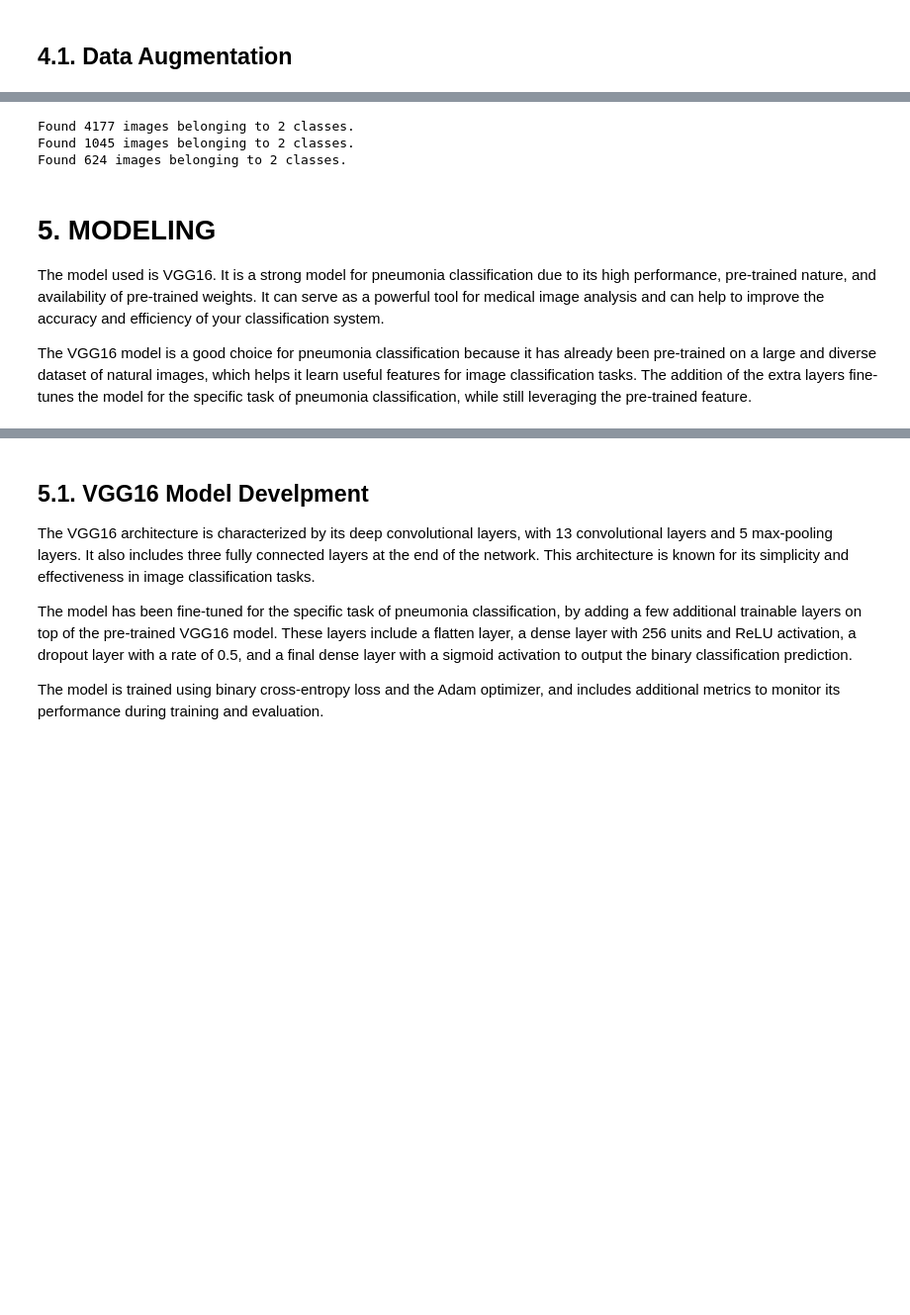
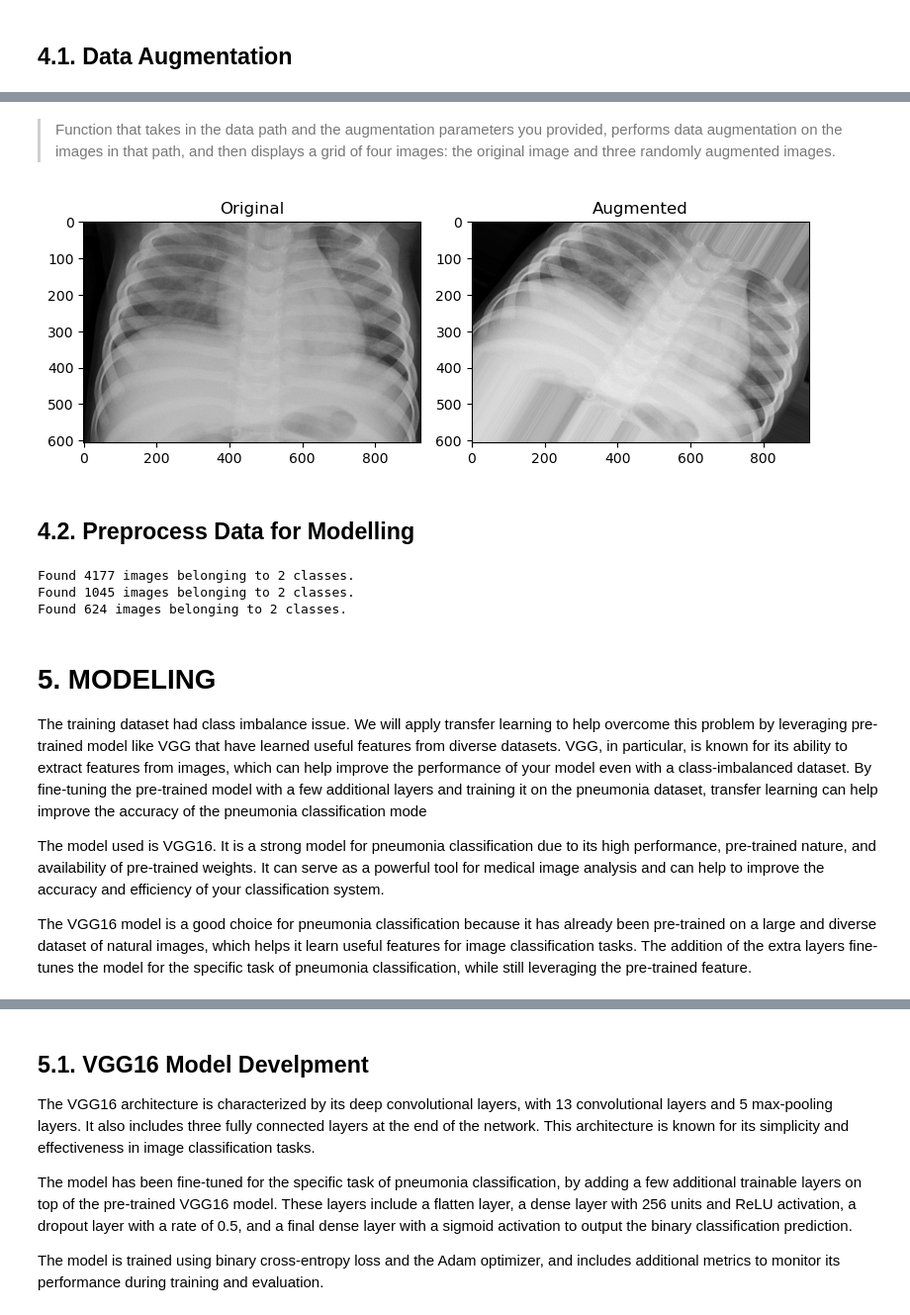
Before and after one commit to BrianKip035/-Image-Classification-with-Deep-Learning, a Jupyter notebook: notebook.ipynb, the cells around one changed output, grey strips where cells are left out. Shown at 99% size. Cells and saved outputs as stored; diff of their text form; code cells hidden in the pictures; blank space fills up the shorter version.

```diff
--- a/notebook.ipynb
+++ b/notebook.ipynb
@@ -157,3 +166,48 @@ plt.show()
+# %% [markdown]
+>Function that takes in the data path and the augmentation parameters you provided, performs data augmentation on the images in that path, and then displays a grid of four images: the original image and three randomly augmented images.
+# %%
+# Define function
+def display_augmented_images(data, augmentation_params):
+    # Define image generator with augmentation parameters
+    datagen = ImageDataGenerator(**augmentation_params)
+
+    # Apply augmentation to the data
+    augmented_data = datagen.flow(data, batch_size=len(data), shuffle=False).next()
+
+    # Normalize pixel values to the range [0, 1]
+    data = data.astype('float32') / 255.0
+    augmented_data = augmented_data.astype('float32') / 255.0
+
+    # Display the original and augmented images in a grid
+    fig, axs = plt.subplots(1, 2, figsize=(8, 4))
+    axs[0].imshow(data[0])
+    axs[0].set_title('Original')
+    axs[1].imshow(augmented_data[0])
+    axs[1].set_title('Augmented')
+
+    plt.tight_layout()
+
+    # Show images
+    plt.show()
+
+# Call Function
+data = np.array([plt.imread(os.path.join(pneu_train_path, f)) for f in os.listdir(pneu_train_path)[:1]])
+augmentation_params = {
+    'rotation_range': 30,
+    'width_shift_range': 0.2,
+    'height_shift_range': 0.2,
+    'shear_range': 0.2,
+    'zoom_range': 0.2,
+    'horizontal_flip': True,
+    'vertical_flip': True,
+    'brightness_range': (0.8, 1.2)
+}
+
+display_augmented_images(data, augmentation_params)
+# %% [output]
+[figure, added]
+# %% [markdown]
+## 4.2. Preprocess Data for Modelling
 # %%
 # Define the batch size and image dimensions
 batch_size = 32
@@ -207,6 +263,8 @@ Found 1045 images belonging to 2 classes.
 Found 624 images belonging to 2 classes.
 # %% [markdown]
 # 5. MODELING
+The training dataset had class imbalance issue. We will apply transfer learning to help overcome this problem by leveraging pre-trained model like VGG that have learned useful features from diverse datasets. VGG, in particular, is known for its ability to extract features from images, which can help improve the performance of your model even with a class-imbalanced dataset. By fine-tuning the pre-trained model with a few additional layers and training it on the pneumonia dataset, transfer learning can help improve the accuracy of the pneumonia classification mode
+
 The model used is VGG16. It is a strong model for pneumonia classification due to its high performance, pre-trained nature, and availability of pre-trained weights. It can serve as a powerful tool for medical image analysis and can help to improve the accuracy and efficiency of your classification system.
 
 The VGG16 model is a good choice for pneumonia classification because it has already been pre-trained on a large and diverse dataset of natural images, which helps it learn useful features for image classification tasks. The addition of the extra layers fine-tunes the model for the specific task of pneumonia classification, while still leveraging the pre-trained feature.
```
Also changed, not shown: parts of 36 cells of this notebook.
